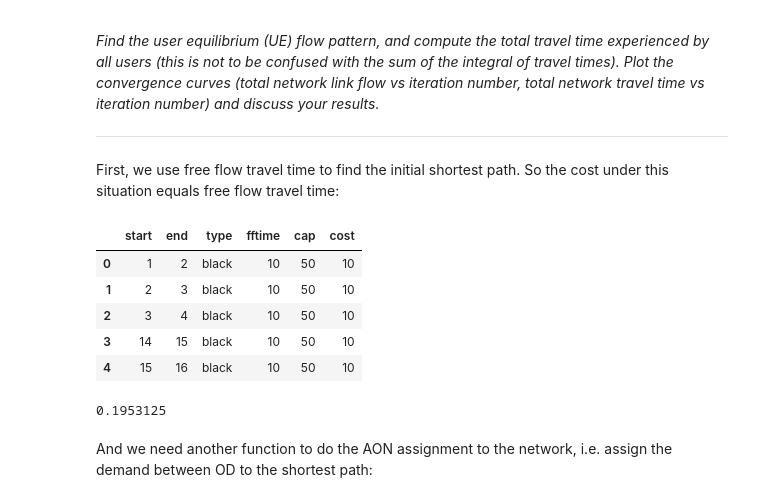
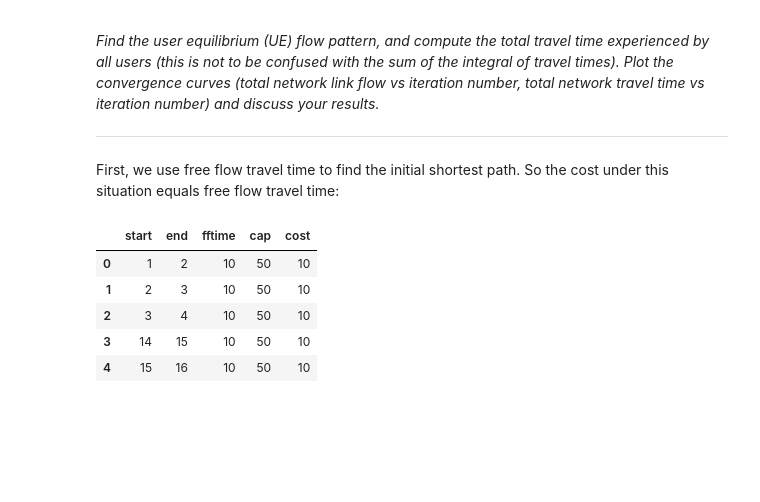
Before and after one commit to wklchris/Reports, a Jupyter notebook: Frank-Wolfe-algo.ipynb, the cells around one changed output. Saved outputs shown, nothing was run; the diff lists cells and outputs as text; code cells hidden in the pictures; blank space fills up the shorter version.

Commit message:
Frank-Wolfe-Algo: + Fixed main function. + Animation graphs.

```diff
--- a/Frank-Wolfe-algo.ipynb
+++ b/Frank-Wolfe-algo.ipynb
@@ -177,45 +214,13 @@ First, we use free flow travel time to find the initial shortest path. So the co
 # %%
 bprlinkarr = linkarr.copy()
 bprlinkarr["cost"] = bprlinkarr.fftime
+del(bprlinkarr["type"])
 
 bprlinkarr.head()
 # %% [output]
-|  | start | end | type | fftime | cap | cost |
-| 0 | 1 | 2 | black | 10 | 50 | 10 |
-| 1 | 2 | 3 | black | 10 | 50 | 10 |
-| 2 | 3 | 4 | black | 10 | 50 | 10 |
-| 3 | 14 | 15 | black | 10 | 50 | 10 |
-| 4 | 15 | 16 | black | 10 | 50 | 10 |
+|  | start | end | fftime | cap | cost |
+| 0 | 1 | 2 | 10 | 50 | 10 |
+| 1 | 2 | 3 | 10 | 50 | 10 |
+| 2 | 3 | 4 | 10 | 50 | 10 |
+| 3 | 14 | 15 | 10 | 50 | 10 |
+| 4 | 15 | 16 | 10 | 50 | 10 |
-# %%
-def solvex4eq(q0, q1, q2, q3, q4, theta=0.01, a=0, b=1):
-    """
-    Bi-section method to solve quartic equation.
-    """
-    y = lambda x: q0 + q1 * x + q2 * x ** 2 + q3 * x ** 3 + q4 * x ** 4
-    fa = y(a)
-    fb = y(b)
-
-    if fa * fb > 0:
-        return list(map(y, np.linspace(a, b, 20)))
-    elif (fa == 0):
-        return a
-    elif (fb == 0):
-        return b
-
-    while (b - a > theta):
-        c = (b + a) / 2
-        fc = y(c)
-        if (fc == 0):
-            return c
-        elif (fc * fa < 0):
-            b = c
-        elif (fc * fb < 0):
-            a = c
-
-    return c
-
-solvex4eq(-0.2, 0.4, 2.4, 2.8, 1)
-# %% [output]
-0.1953125
-# %% [markdown]
-And we need another function to do the AON assignment to the network, i.e. assign the demand between OD to the shortest path:
```
Also changed, not shown: parts of 17 cells of this notebook, 2 other files.
